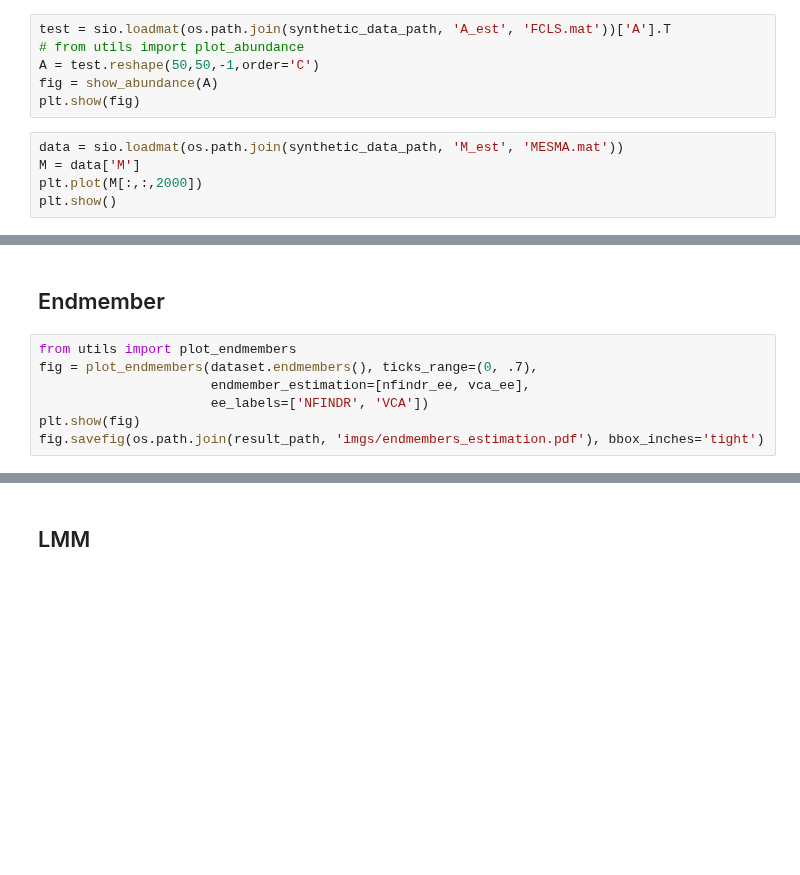
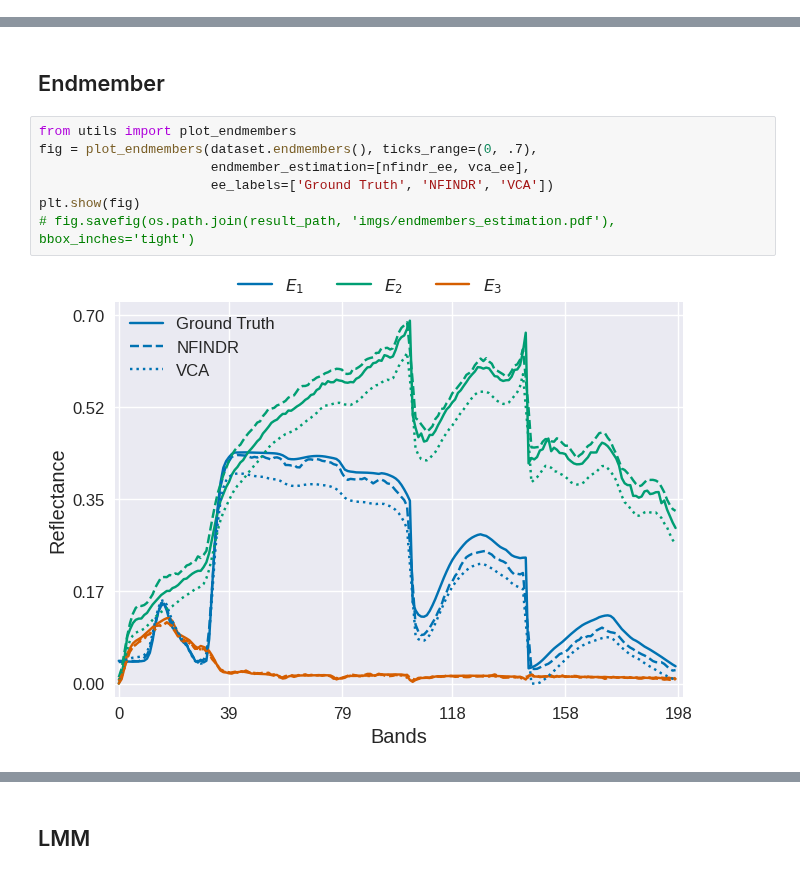
Before and after one commit to SolidusAbi/CLHU, a Jupyter notebook: notebooks/syntheticData.ipynb, the cells around one changed output, grey strips where cells are left out. Cells and saved outputs as stored; diff of their text form; blank space fills up the shorter version.

```diff
--- a/notebooks/syntheticData.ipynb
+++ b/notebooks/syntheticData.ipynb
@@ -236,11 +252,0 @@ np.argmin(sad_result, axis=0)
-# %%
-test = sio.loadmat(os.path.join(synthetic_data_path, 'A_est', 'FCLS.mat'))['A'].T
-# from utils import plot_abundance
-A = test.reshape(50,50,-1,order='C')
-fig = show_abundance(A)
-plt.show(fig)
-# %%
-data = sio.loadmat(os.path.join(synthetic_data_path, 'M_est', 'MESMA.mat'))
-M = data['M']
-plt.plot(M[:,:,2000])
-plt.show()
@@ -278,7 +281,9 @@ X = torch.tensor(input['X'].reshape(-1, input['X'].shape[-1], order='F'))
 # %%
 from utils import plot_endmembers
 fig = plot_endmembers(dataset.endmembers(), ticks_range=(0, .7),
                       endmember_estimation=[nfindr_ee, vca_ee],
-                      ee_labels=['NFINDR', 'VCA'])
+                      ee_labels=['Ground Truth', 'NFINDR', 'VCA'])
 plt.show(fig)
-fig.savefig(os.path.join(result_path, 'imgs/endmembers_estimation.pdf'), bbox_inches='tight')
+# fig.savefig(os.path.join(result_path, 'imgs/endmembers_estimation.pdf'), bbox_inches='tight')
+# %% [output]
+[figure, added]
```
Also changed, not shown: parts of 18 cells of this notebook, 1 other file.
